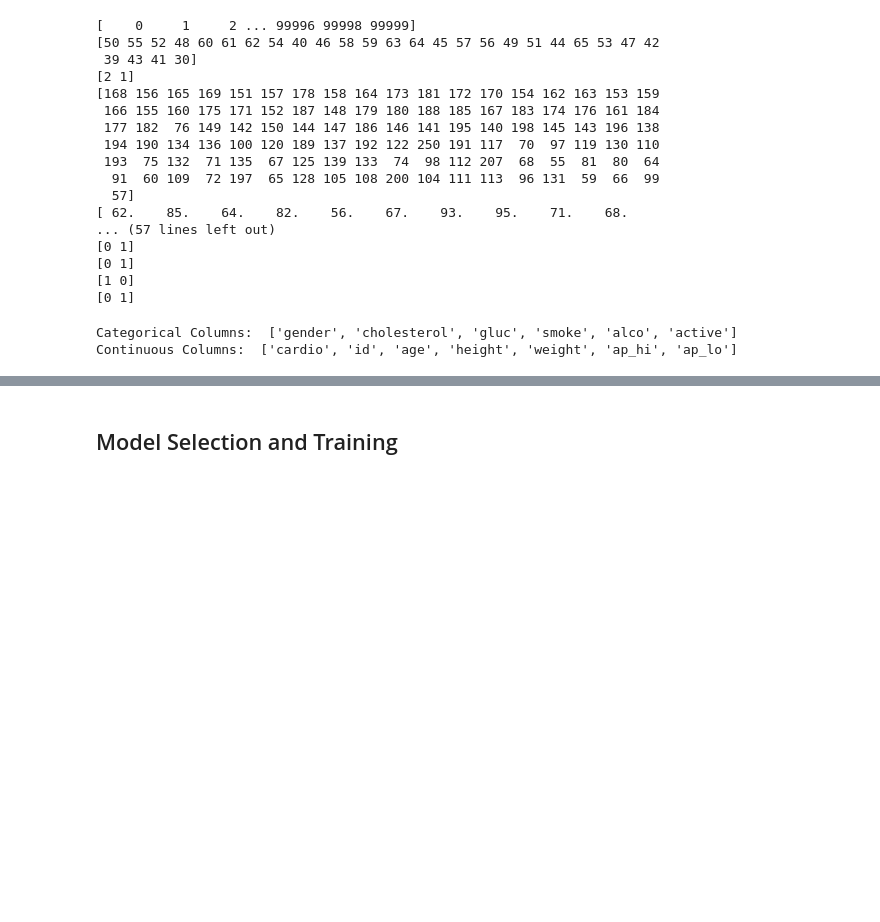
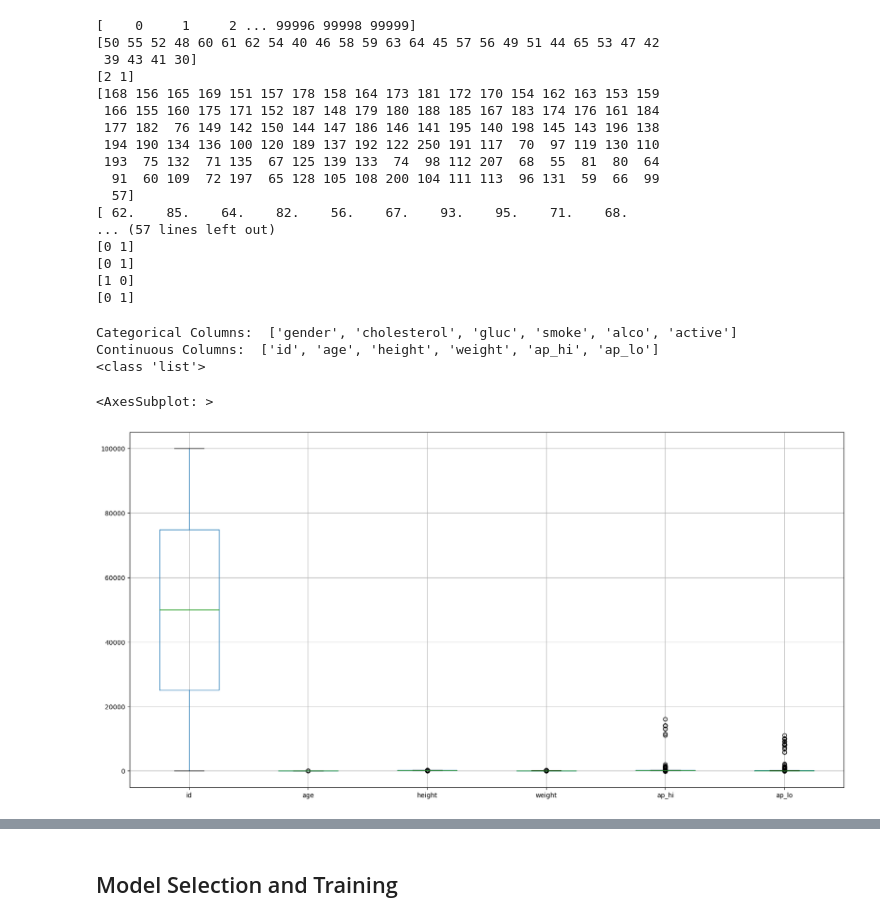
Before and after one commit to M-ImranIsmael/Supervised-Learning, a Jupyter notebook: cardio.ipynb, the cells around one changed output, grey strips where cells are left out. Cells and saved outputs as stored; diff of their text form; code cells hidden in the pictures; blank space fills up the shorter version.

```diff
--- a/cardio.ipynb
+++ b/cardio.ipynb
@@ -187,7 +189,7 @@ for col in df.columns:
 # %%
 columns = df.columns
 categorical_columns = []
-continuous_columns = ['cardio']
+continuous_columns = []
 for col in columns:
     if col != 'cardio':
         if df[col].nunique() <= 10:
@@ -197,6 +199,14 @@ for col in columns:
 
 print("Categorical Columns: ", categorical_columns)
 print("Continuous Columns: ", continuous_columns)
+print(type(continuous_columns))
 # %% [output]
 Categorical Columns:  ['gender', 'cholesterol', 'gluc', 'smoke', 'alco', 'active']
-Continuous Columns:  ['cardio', 'id', 'age', 'height', 'weight', 'ap_hi', 'ap_lo']
+Continuous Columns:  ['id', 'age', 'height', 'weight', 'ap_hi', 'ap_lo']
+<class 'list'>
+# %%
+plt.figure(figsize=(20,10))
+df.boxplot(continuous_columns)
+# %% [output]
+<AxesSubplot: >
+[figure, added]
```
Also changed, not shown: parts of 22 cells of this notebook.
